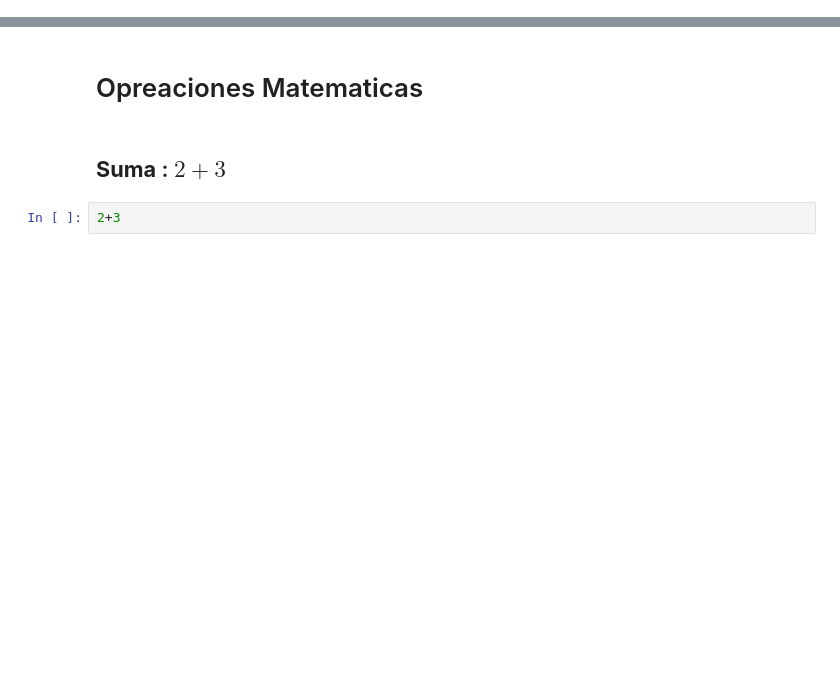
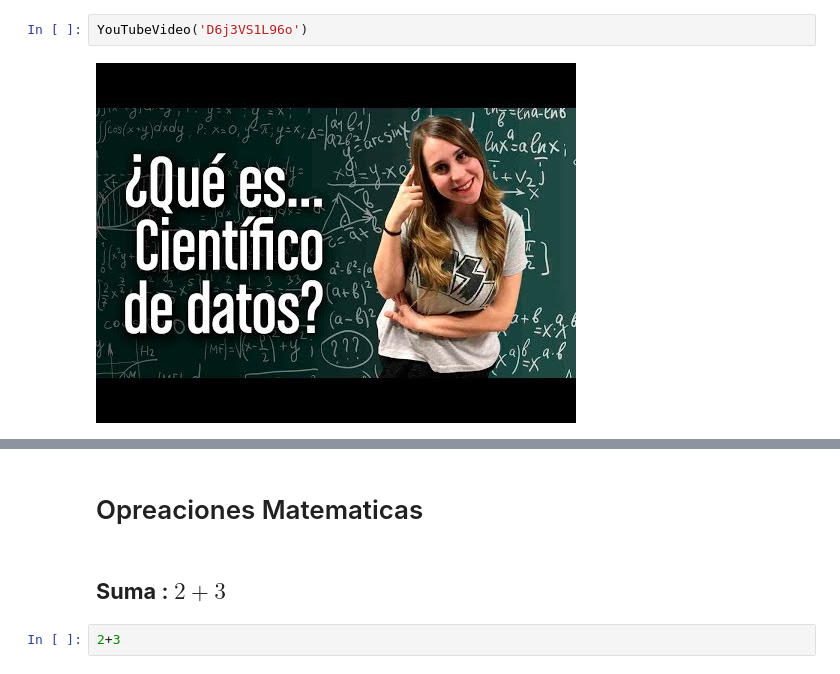
Before and after one commit to lamahechag/clubes_de_ciencia_2018, a Jupyter notebook: Dia_1/Dia_1.ipynb, the cells around one changed output, grey strips where cells are left out. Saved outputs shown, nothing was run; the diff lists cells and outputs as text; blank space fills up the shorter version.

```diff
--- a/Dia_1/Dia_1.ipynb
+++ b/Dia_1/Dia_1.ipynb
@@ -0,0 +13,4 @@
+# %%
+YouTubeVideo('D6j3VS1L96o')
+# %% [output]
+[figure, added]
```
Also changed, not shown: parts of 28 cells of this notebook, 1 other file.
